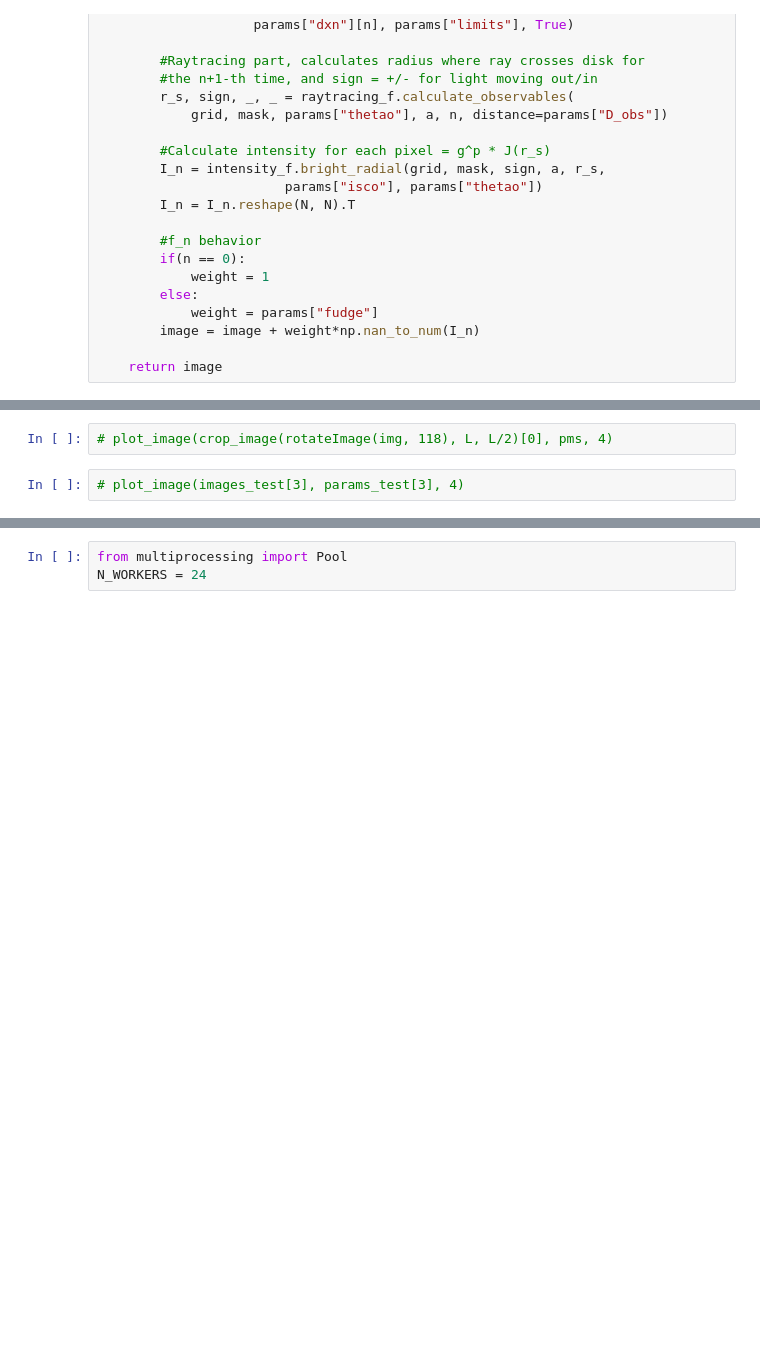
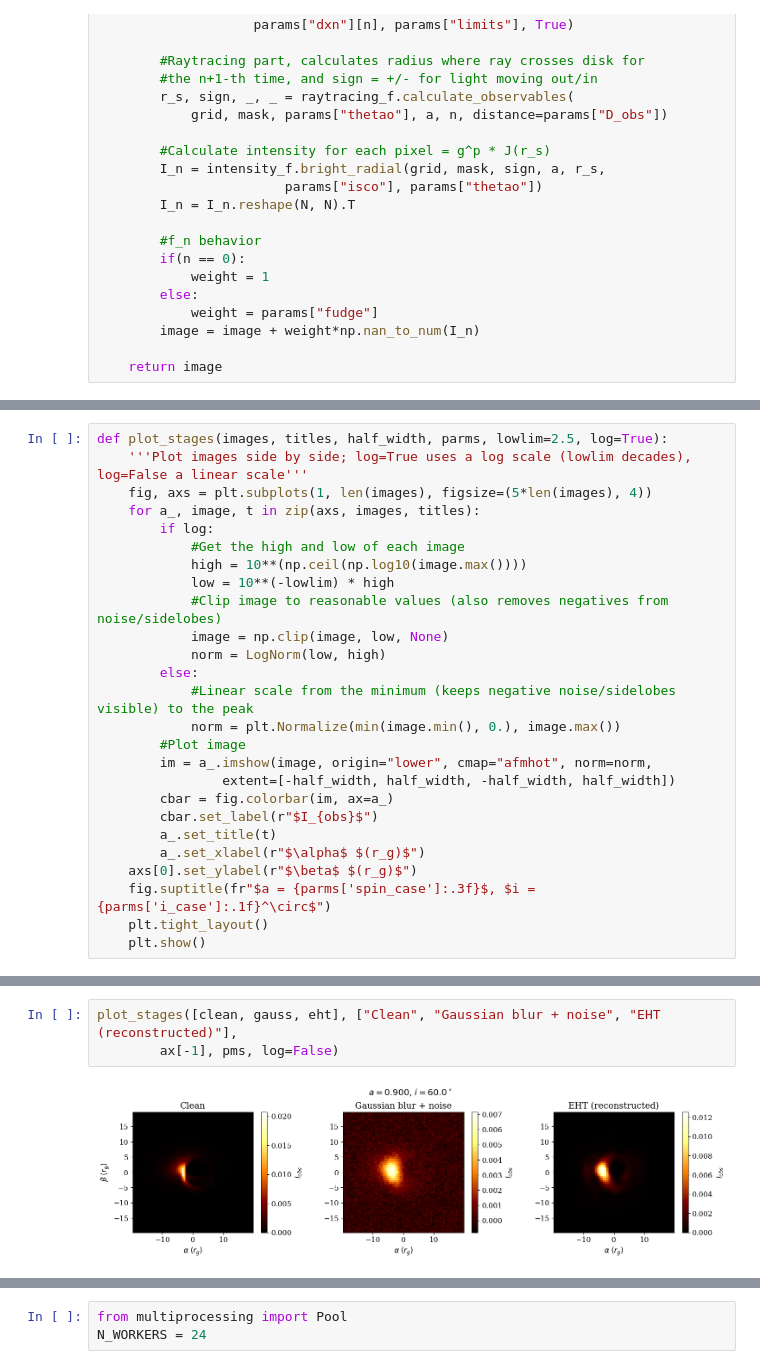
Before and after one commit to Aaron-Barrios/RAAD_Lensing, a Jupyter notebook: generating_images.ipynb, the cells around one changed output, grey strips where cells are left out. Drawn from its saved outputs; the diff is of its cells as text; blank space fills up the shorter version.

```diff
--- a/generating_images.ipynb
+++ b/generating_images.ipynb
@@ -178,3 +248,29 @@ def plot_image(image, parms, lowlim = 2.5):
 	ax.set_ylabel(r"$\beta$ $(r_g)$")
 	ax.set_title(fr"$a = {parms['spin_case']:.3f}$, $i = {parms['i_case']:.1f}^\circ$")
 	plt.show()
+# %%
+def plot_stages(images, titles, half_width, parms, lowlim=2.5, log=True):
+	'''Plot images side by side; log=True uses a log scale (lowlim decades), log=False a linear scale'''
+	fig, axs = plt.subplots(1, len(images), figsize=(5*len(images), 4))
+	for a_, image, t in zip(axs, images, titles):
+		if log:
+			#Get the high and low of each image
+			high = 10**(np.ceil(np.log10(image.max())))
+			low = 10**(-lowlim) * high
+			#Clip image to reasonable values (also removes negatives from noise/sidelobes)
+			image = np.clip(image, low, None)
+			norm = LogNorm(low, high)
+		else:
+			#Linear scale from the minimum (keeps negative noise/sidelobes visible) to the peak
+			norm = plt.Normalize(min(image.min(), 0.), image.max())
+		#Plot image
+		im = a_.imshow(image, origin="lower", cmap="afmhot", norm=norm,
+				extent=[-half_width, half_width, -half_width, half_width])
+		cbar = fig.colorbar(im, ax=a_)
+		cbar.set_label(r"$I_{obs}$")
+		a_.set_title(t)
+		a_.set_xlabel(r"$\alpha$ $(r_g)$")
+	axs[0].set_ylabel(r"$\beta$ $(r_g)$")
+	fig.suptitle(fr"$a = {parms['spin_case']:.3f}$, $i = {parms['i_case']:.1f}^\circ$")
+	plt.tight_layout()
+	plt.show()
@@ -188,4 +320,5 @@ def plot_image(image, parms, lowlim = 2.5):
-# %%
-# plot_image(crop_image(rotateImage(img, 118), L, L/2)[0], pms, 4)
-# %%
-# plot_image(images_test[3], params_test[3], 4)
+# %%
+plot_stages([clean, gauss, eht], ["Clean", "Gaussian blur + noise", "EHT (reconstructed)"],
+		ax[-1], pms, log=False)
+# %% [output]
+[figure, added]
```
Also changed, not shown: parts of 25 cells of this notebook, 10 other files.
